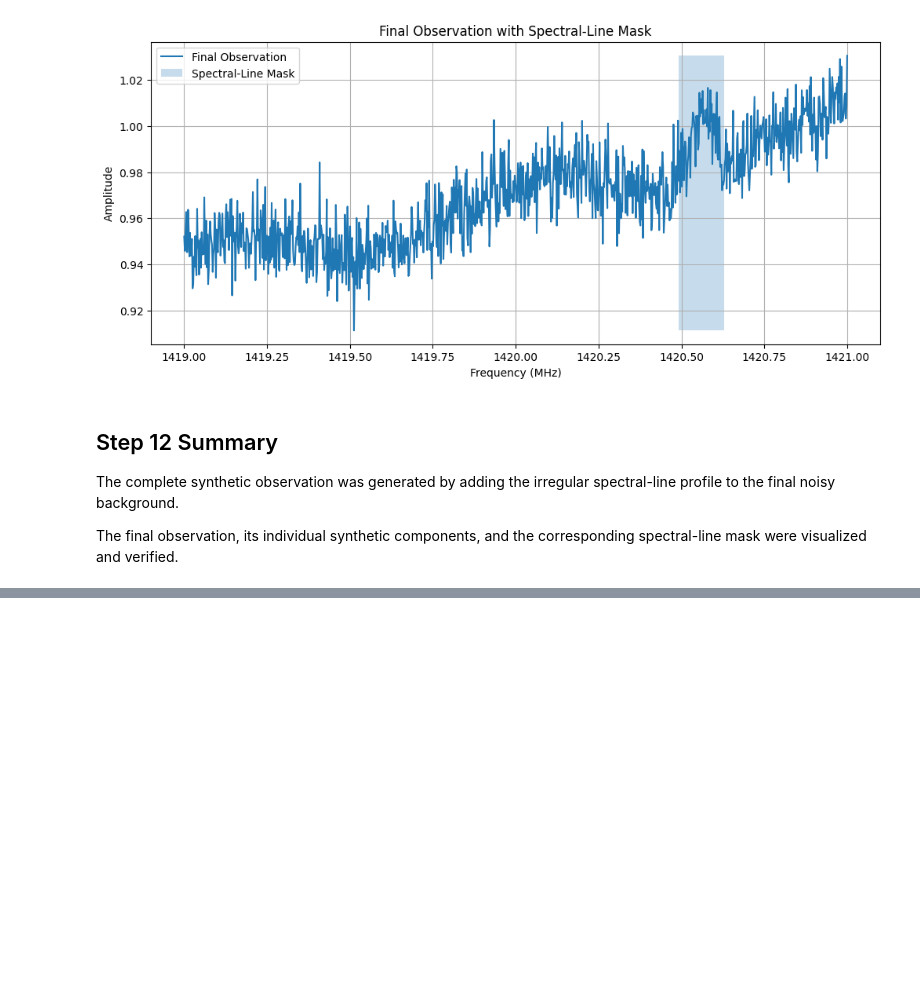
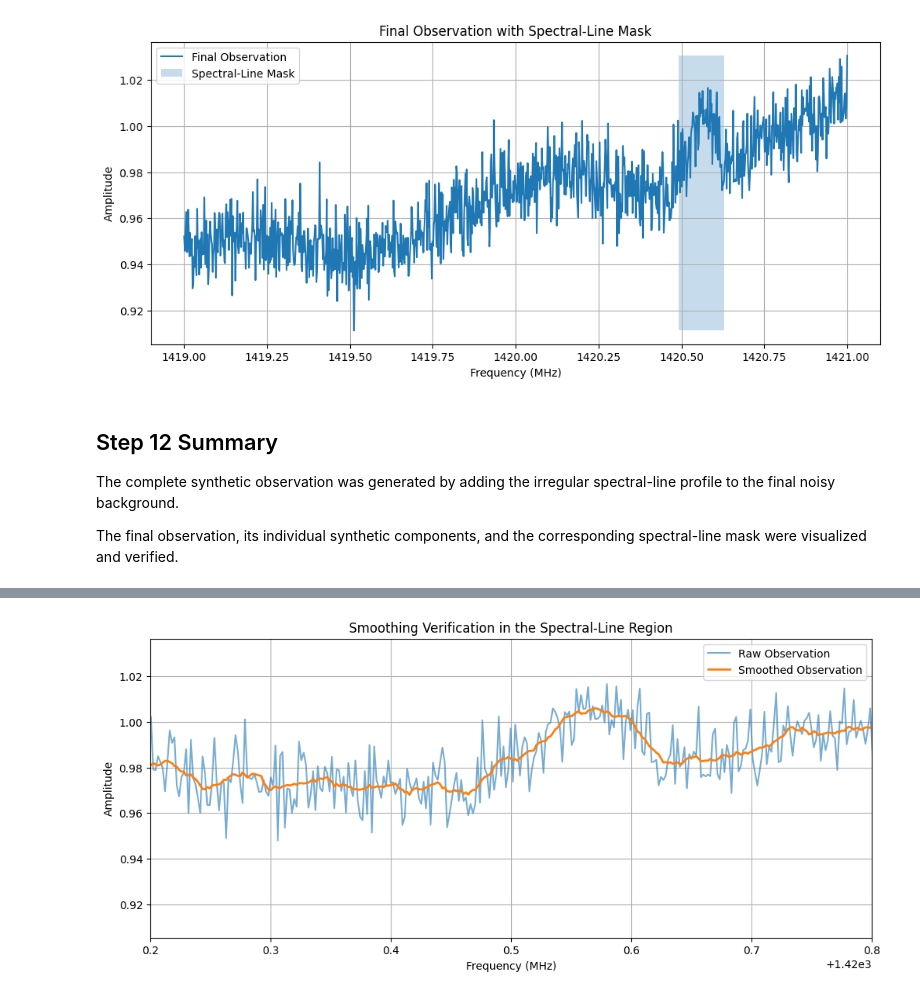
Before and after one commit to Astro-BEAM-AUTh/data-analysis, a Jupyter notebook: Background_Removal_using_NN.ipynb, the cells around one changed output, grey strips where cells are left out. Drawn from its saved outputs; the diff is of its cells as text; code cells hidden in the pictures; blank space fills up the shorter version.

```diff
--- a/Background_Removal_using_NN.ipynb
+++ b/Background_Removal_using_NN.ipynb
@@ -830,0 +920,15 @@ The final observation, its individual synthetic components, and the correspondin
+# %%
+plt.plot(freq, final_signal, label="Raw Observation", alpha=0.6)
+
+plt.plot(freq, smoothed_signal, label="Smoothed Observation", linewidth=2)
+
+plt.xlim(1420.2, 1420.8)
+
+plt.title("Smoothing Verification in the Spectral-Line Region")
+plt.xlabel("Frequency (MHz)")
+plt.ylabel("Amplitude")
+plt.legend()
+
+plt.show()
+# %% [output]
+[figure, added]
```
Also changed, not shown: parts of 24 cells of this notebook.
